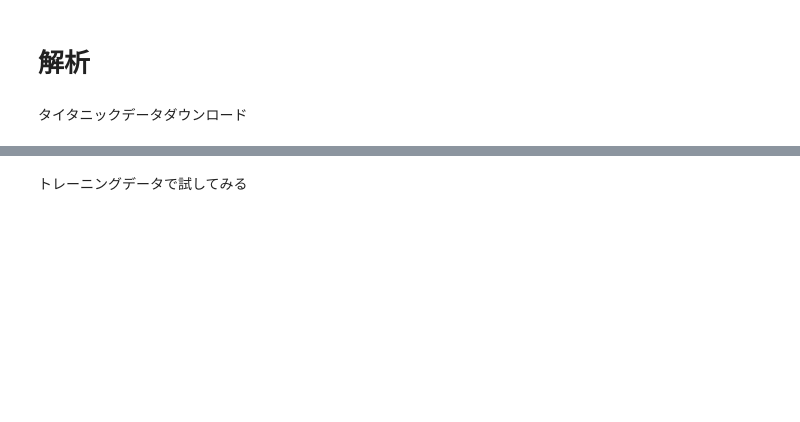
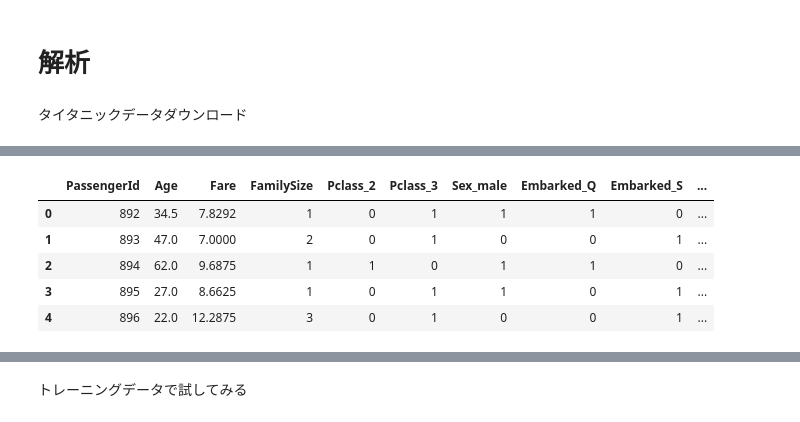
Before and after one commit to keijikk/ml_study, a Jupyter notebook: kaggle_submit_from_clab.ipynb, the cells around one changed output, grey strips where cells are left out. Cells and saved outputs as stored; diff of their text form; code cells hidden in the pictures; blank space fills up the shorter version.

```diff
--- a/kaggle_submit_from_clab.ipynb
+++ b/kaggle_submit_from_clab.ipynb
@@ -147,3 +178,12 @@ train_df.head()
+# %%
+test_df.head()
+# %% [output]
+|  | PassengerId | Age | Fare | FamilySize | Pclass_2 | Pclass_3 | Sex_male | Embarked_Q | Embarked_S | ... |
+| 0 | 892 | 34.5 | 7.8292 | 1 | 0 | 1 | 1 | 1 | 0 | ... |
+| 1 | 893 | 47.0 | 7.0000 | 2 | 0 | 1 | 0 | 0 | 1 | ... |
+| 2 | 894 | 62.0 | 9.6875 | 1 | 1 | 0 | 1 | 1 | 0 | ... |
+| 3 | 895 | 27.0 | 8.6625 | 1 | 0 | 1 | 1 | 0 | 1 | ... |
+| 4 | 896 | 22.0 | 12.2875 | 3 | 0 | 1 | 0 | 0 | 1 | ... |
 # %%
 import seaborn
 import matplotlib.pyplot as plt
```
Also changed, not shown: parts of 21 cells of this notebook.
